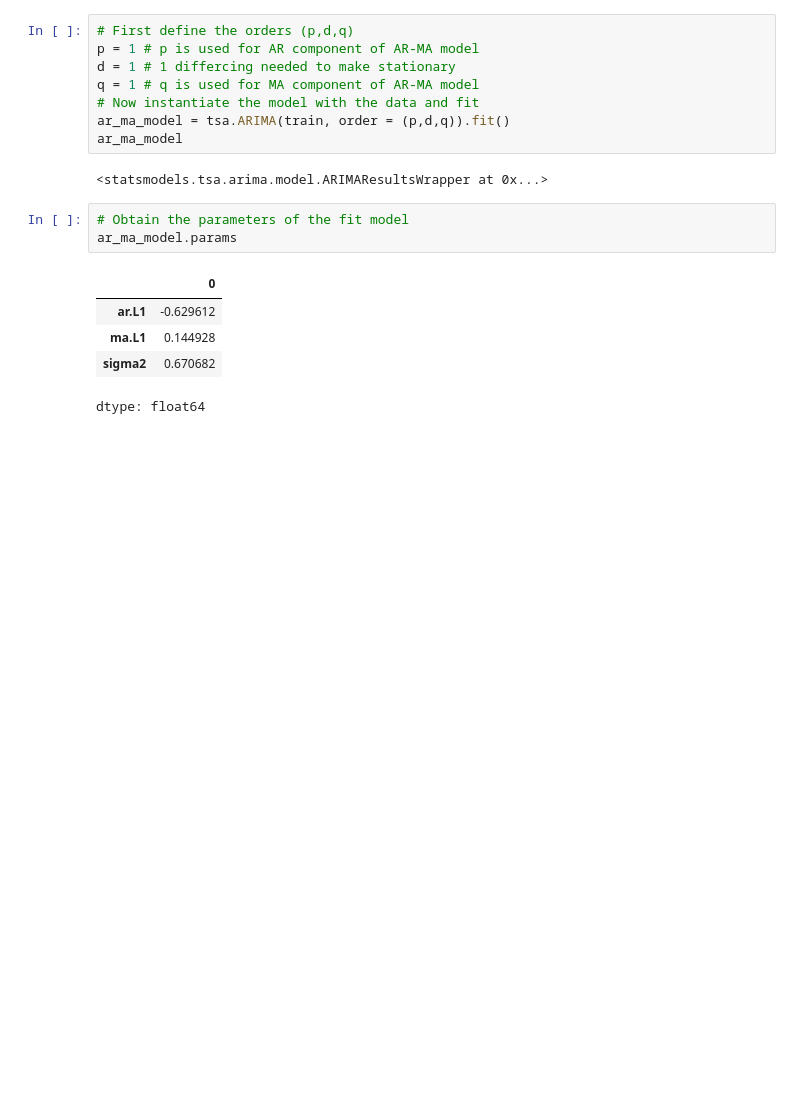
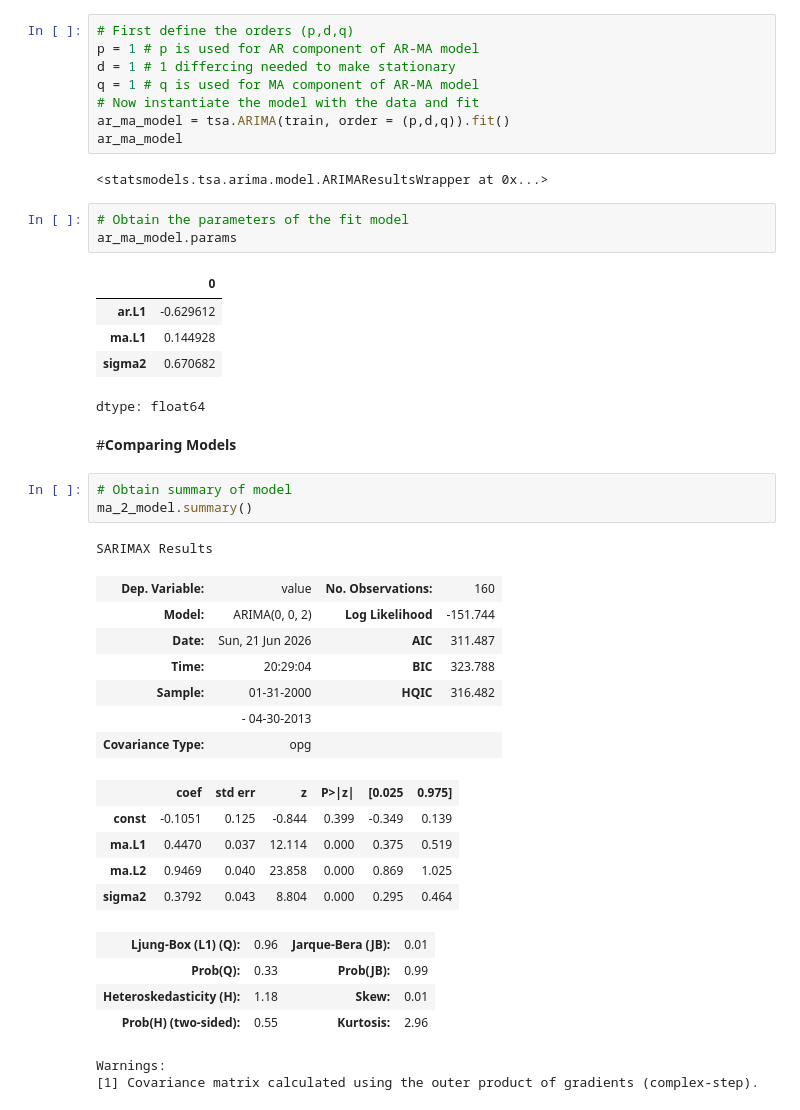
Before and after one commit to dohaalnabahin/Data_science_and_machine_learning_Journey, a Jupyter notebook: Moving_Average_(MA)_Models.ipynb, the cells around one changed output. Saved outputs shown, nothing was run; the diff lists cells and outputs as text; blank space fills up the shorter version.

```diff
--- a/Moving_Average_(MA)_Models.ipynb
+++ b/Moving_Average_(MA)_Models.ipynb
@@ -328,3 +328,28 @@ ar_ma_model.params
 | ma.L1 | 0.144928 |
 | sigma2 | 0.670682 |
 dtype: float64
+# %% [markdown]
+#**Comparing Models**
+# %%
+# Obtain summary of model
+ma_2_model.summary()
+# %% [output]
+SARIMAX Results
+| Dep. Variable: | value | No. Observations: | 160 |
+| Model: | ARIMA(0, 0, 2) | Log Likelihood | -151.744 |
+| Date: | Sun, 21 Jun 2026 | AIC | 311.487 |
+| Time: | 20:29:04 | BIC | 323.788 |
+| Sample: | 01-31-2000 | HQIC | 316.482 |
+|  | - 04-30-2013 |  |  |
+| Covariance Type: | opg |  |  |
+|  | coef | std err | z | P>|z| | [0.025 | 0.975] |
+| const | -0.1051 | 0.125 | -0.844 | 0.399 | -0.349 | 0.139 |
+| ma.L1 | 0.4470 | 0.037 | 12.114 | 0.000 | 0.375 | 0.519 |
+| ma.L2 | 0.9469 | 0.040 | 23.858 | 0.000 | 0.869 | 1.025 |
+| sigma2 | 0.3792 | 0.043 | 8.804 | 0.000 | 0.295 | 0.464 |
+| Ljung-Box (L1) (Q): | 0.96 | Jarque-Bera (JB): | 0.01 |
+| Prob(Q): | 0.33 | Prob(JB): | 0.99 |
+| Heteroskedasticity (H): | 1.18 | Skew: | 0.01 |
+| Prob(H) (two-sided): | 0.55 | Kurtosis: | 2.96 |
+Warnings:
+[1] Covariance matrix calculated using the outer product of gradients (complex-step).
```
Also changed, not shown: parts of 17 cells of this notebook.
